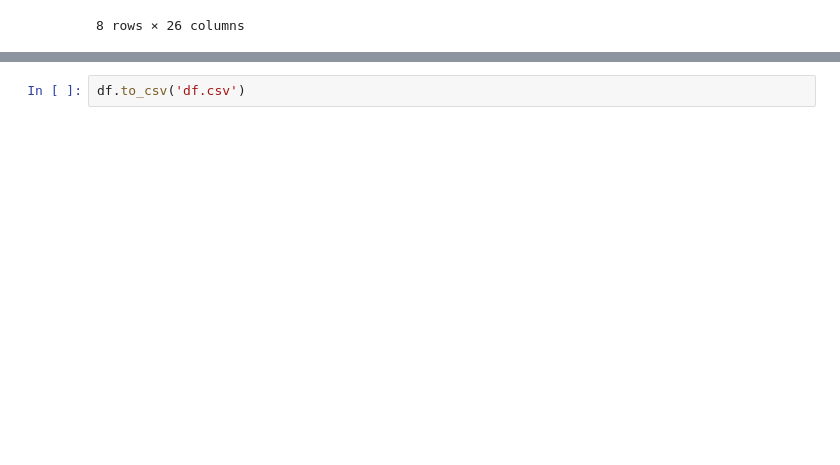
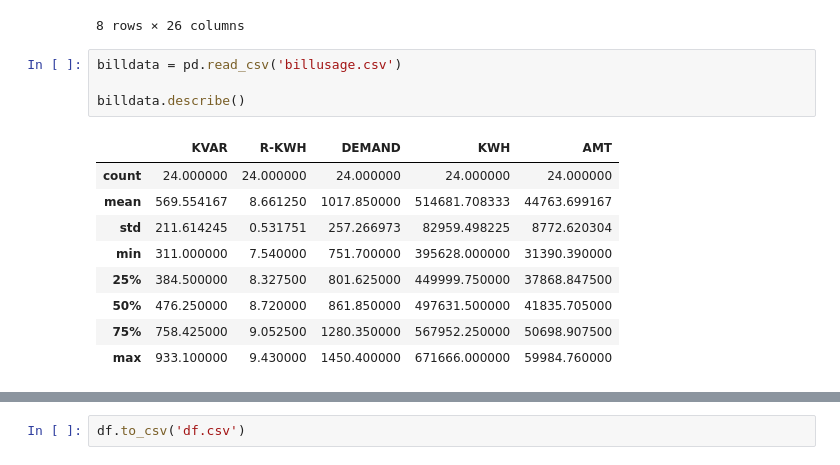
Before and after one commit to NowYouCanFindMe/3E, a Jupyter notebook: notebooks/LoadProduction.ipynb, the cells around one changed output, grey strips where cells are left out. Saved outputs shown, nothing was run; the diff lists cells and outputs as text; blank space fills up the shorter version.

```diff
--- a/notebooks/LoadProduction.ipynb
+++ b/notebooks/LoadProduction.ipynb
@@ -262,3 +262,17 @@ df.describe()
 | 75% | 72.066667 | 140.000000 | 2380.000000 | 309.000000 | ... |
 | max | 93.866667 | 143.333333 | 2882.966667 | 360.300000 | ... |
 8 rows × 26 columns
+# %%
+billdata = pd.read_csv('billusage.csv')
+
+billdata.describe()
+# %% [output]
+|  | KVAR | R-KWH | DEMAND | KWH | AMT |
+| count | 24.000000 | 24.000000 | 24.000000 | 24.000000 | 24.000000 |
+| mean | 569.554167 | 8.661250 | 1017.850000 | 514681.708333 | 44763.699167 |
+| std | 211.614245 | 0.531751 | 257.266973 | 82959.498225 | 8772.620304 |
+| min | 311.000000 | 7.540000 | 751.700000 | 395628.000000 | 31390.390000 |
+| 25% | 384.500000 | 8.327500 | 801.625000 | 449999.750000 | 37868.847500 |
+| 50% | 476.250000 | 8.720000 | 861.850000 | 497631.500000 | 41835.705000 |
+| 75% | 758.425000 | 9.052500 | 1280.350000 | 567952.250000 | 50698.907500 |
+| max | 933.100000 | 9.430000 | 1450.400000 | 671666.000000 | 59984.760000 |
```
Also changed, not shown: parts of 3 cells of this notebook, 2 other files.
